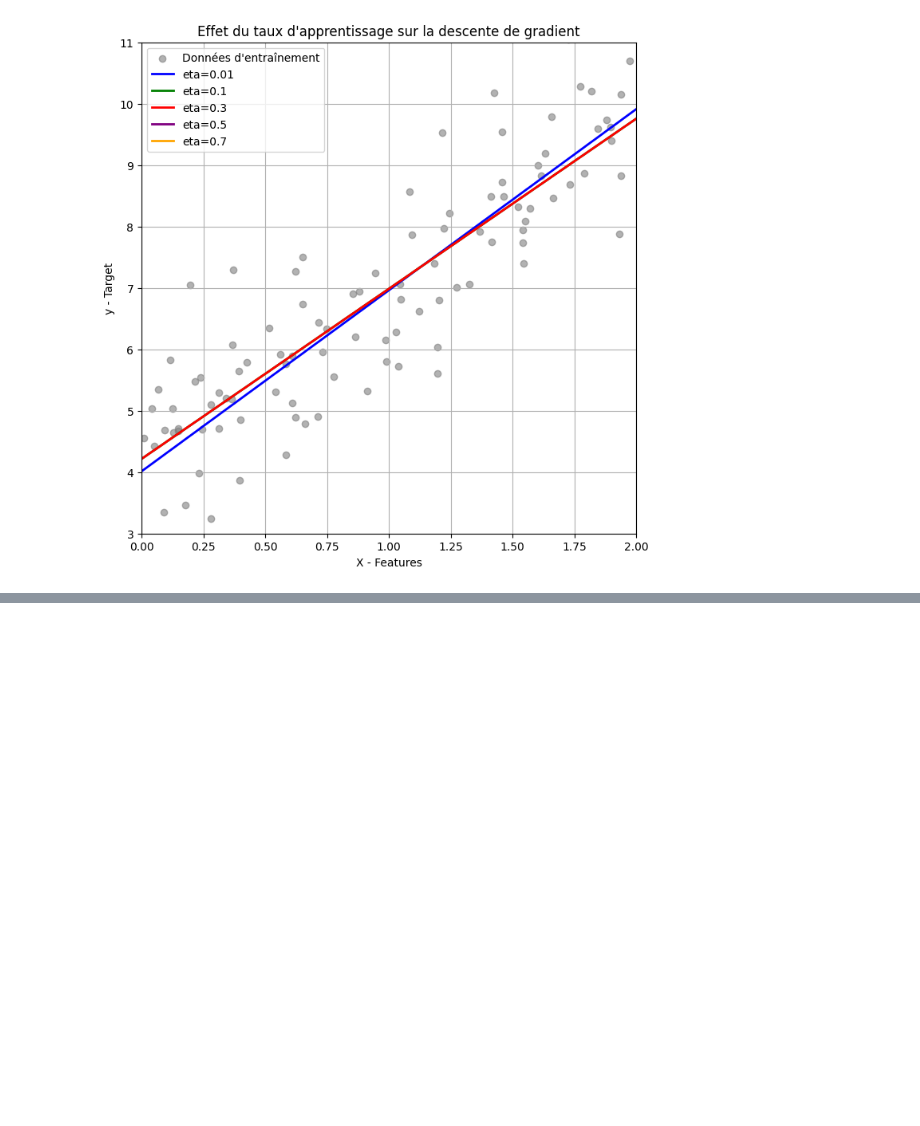
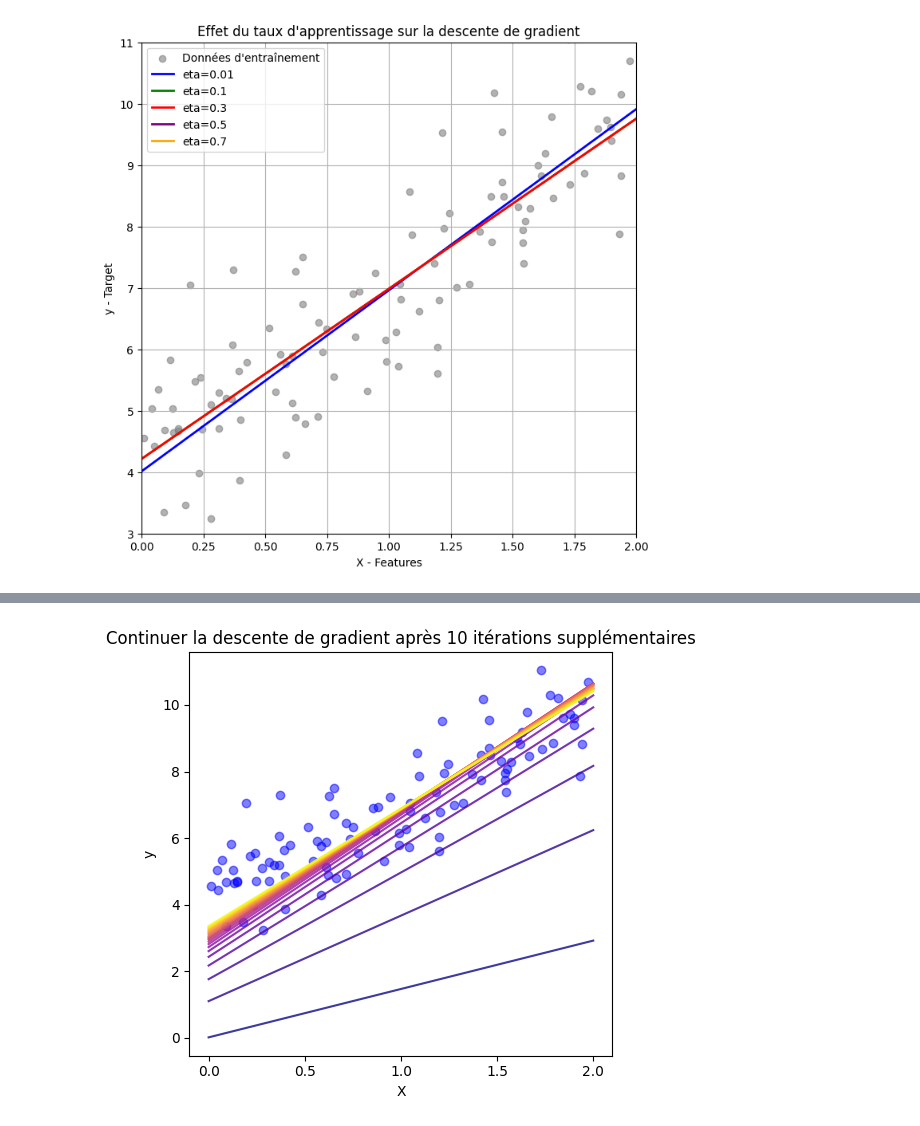
Before and after one commit to bruno-coulet/what-is-machine-learning, a Jupyter notebook: gradient_descent.ipynb, the cells around one changed output, grey strips where cells are left out. Cells and saved outputs as stored; diff of their text form; code cells hidden in the pictures; blank space fills up the shorter version.

```diff
--- a/gradient_descent.ipynb
+++ b/gradient_descent.ipynb
@@ -76,0 +223,73 @@ $$
+# %%
+import numpy as np
+import matplotlib.pyplot as plt
+
+# Génération du jeu de données
+np.random.seed(42)
+m = 100  # Nombre d'observations
+X = 2 * np.random.rand(m, 1)  # Features
+y = 4 + 3 * X + np.random.randn(m, 1)  # Target _ Relation linéaire avec bruit
+
+# Ajout de la colonne de biais (X_b contient X et une colonne de 1)
+X_b = np.c_[np.ones((m, 1)), X]
+
+# Descente de gradient
+def gradient_descent(X_b, y, eta, n_iterations=10):
+    theta = np.random.randn(2, 1)  # Initialisation aléatoire
+    history = [theta.copy()]  # Stocke les valeurs de theta
+
+    for iteration in range(n_iterations):
+        gradients = 2/m * X_b.T @ (X_b @ theta - y)
+        theta = theta - eta * gradients
+        history.append(theta.copy())  # Sauvegarde de l'évolution
+
+    return history
+
+# Continue la descente de gradient pour 10 itérations supplémentaires
+def continue_gradient_descent(X_b, y, eta, n_iterations=10, initial_theta=None):
+    if initial_theta is None:
+        initial_theta = np.random.randn(2, 1)  # Initialisation aléatoire si aucune valeur de theta donnée
+
+    theta = initial_theta
+    history = [theta.copy()]  # Stocke les valeurs de theta
+
+    for iteration in range(n_iterations):
+        gradients = 2/m * X_b.T @ (X_b @ theta - y)
+        theta = theta - eta * gradients
+        history.append(theta.copy())  # Sauvegarde de l'évolution
+
+    return history
+
+# Paramètres d'apprentissage
+eta = 0.1
+n_iterations = 10  # Nombre d'itérations supplémentaires
+
+# Premières itérations
+history = gradient_descent(X_b, y, eta, n_iterations)
+
+# Continue la descente de gradient après les 10 premières itérations
+history_additional = continue_gradient_descent(X_b, y, eta, n_iterations, initial_theta=history[-1])
+
+# Création de nouveaux sous-graphiques pour afficher les 10 itérations suivantes
+fig, ax = plt.subplots(figsize=(5, 5))
+
+# Affichage du jeu d'entrainement en nuage de points
+ax.scatter(X, y, color='blue', alpha=0.5, label="Données")
+
+# Créer une palette de couleurs pour toutes les itérations (10 + 10)
+colors = plt.cm.plasma(np.linspace(0, 1, len(history) + len(history_additional)))
+
+# Tracer les 10 premières droites ajustées et les 10 suivantes avec des couleurs variant
+for i, theta in enumerate(history + history_additional):
+    y_pred = theta[0] + theta[1] * X_range
+    # Choisir la couleur basée sur l'itération
+    ax.plot(X_range, y_pred, linestyle='-', color=colors[i], alpha=0.8)
+
+ax.set_title(f"Continuer la descente de gradient après {n_iterations} itérations supplémentaires")
+ax.set_xlabel("X")
+ax.set_ylabel("y")
+ax.set_xticks(np.arange(0, 2.1, 0.5))  # graduations de 0 à 2 avec un pas de 0.5
+plt.tight_layout()
+plt.show()
+# %% [output]
+[figure, added]
```
Also changed, not shown: parts of 5 cells of this notebook, 2 other files.
